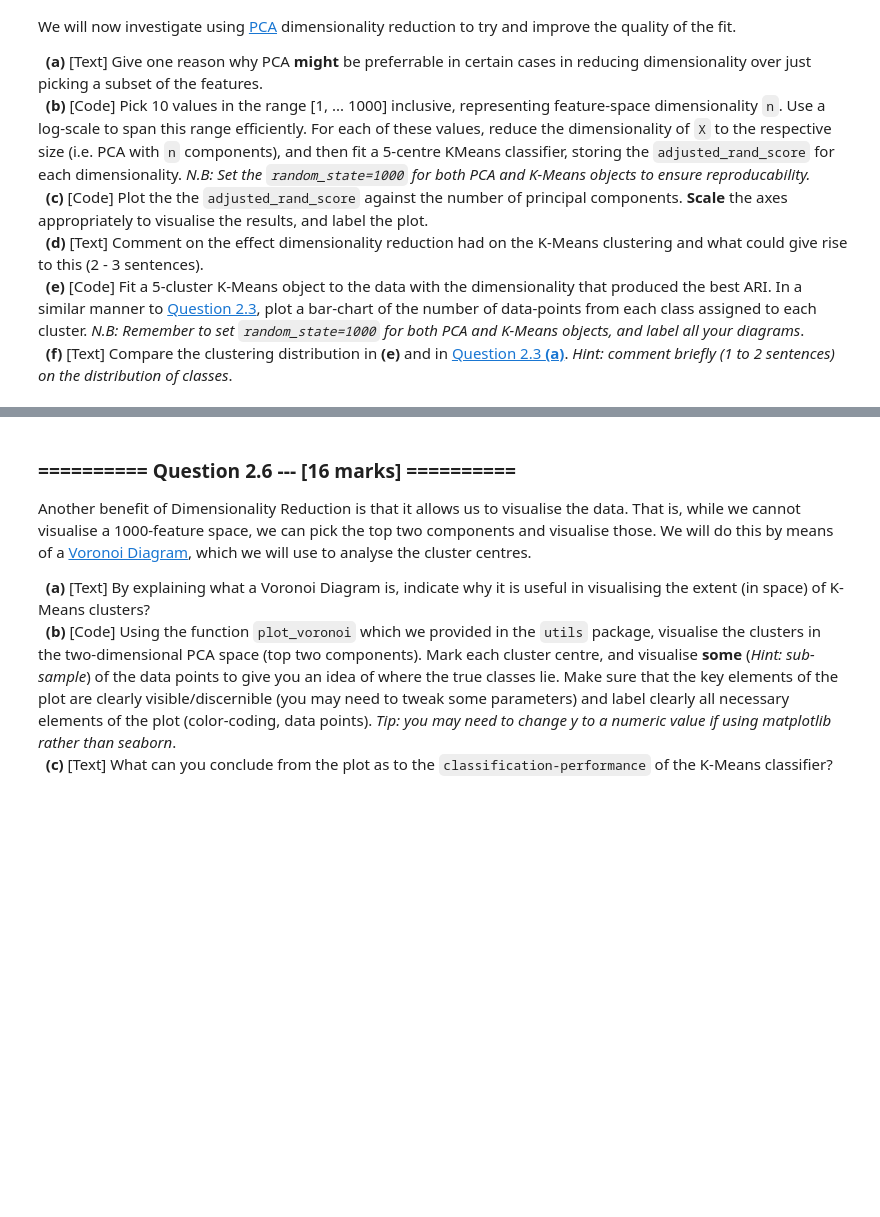
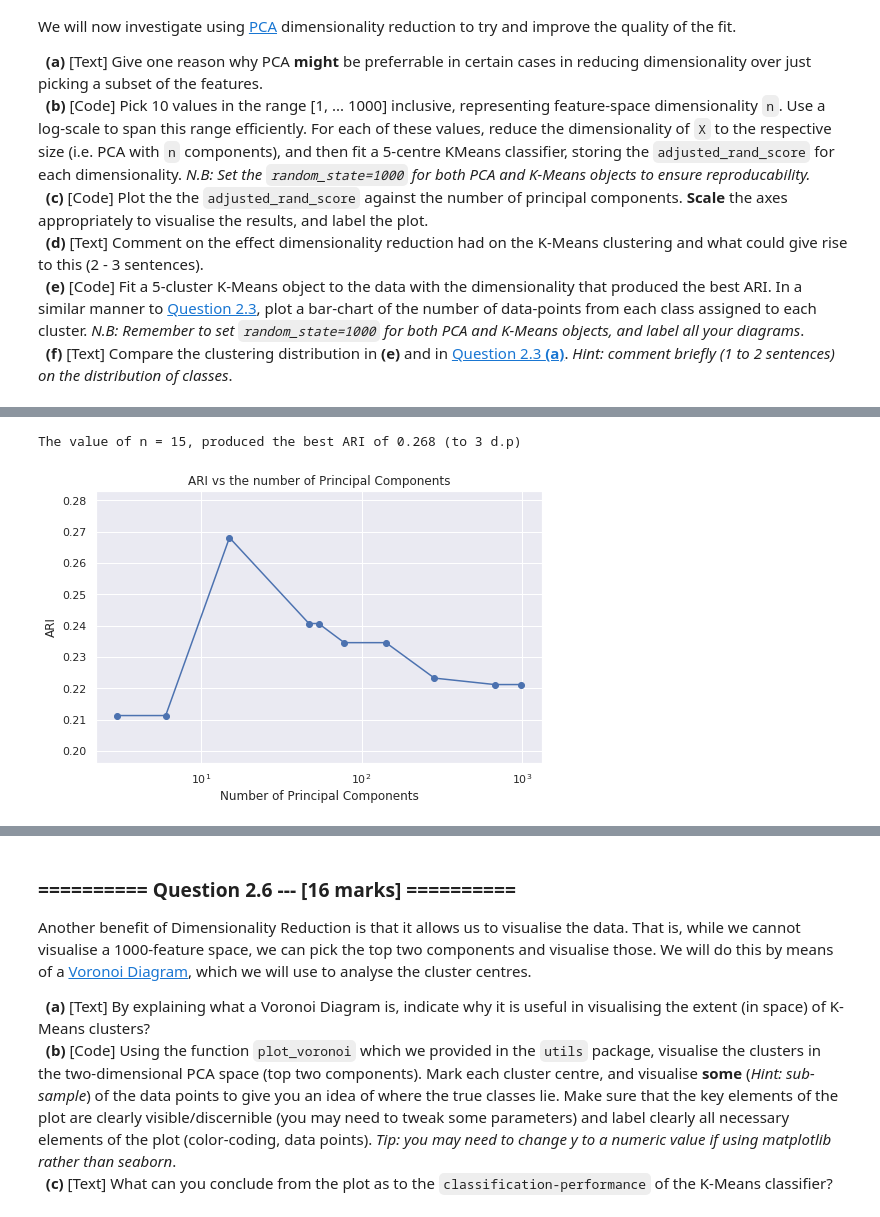
Before and after one commit to ZeroSum24/IAML2018, a Jupyter notebook: Assignments/04_A_KMeans.ipynb, the cells around one changed output, grey strips where cells are left out. Cells and saved outputs as stored; diff of their text form; code cells hidden in the pictures; blank space fills up the shorter version.

```diff
--- a/Assignments/04_A_KMeans.ipynb
+++ b/Assignments/04_A_KMeans.ipynb
@@ -287,0 +371,49 @@ We will now investigate using [PCA](http://scikit-learn.org/0.19/modules/generat
+# %%
+#(b) # Fitting a Kmeans classifier with PCA reduced X for 10 values:
+
+adj_rand_list = []
+n_vals = [3, 6, 15, 47, 54, 78, 142, 285, 678, 987]
+
+# Looping over each value of n
+for n in n_vals :
+
+    # Transforming X with PCA
+    log_n = int(np.log(n, dtype=float64))
+    X_PCA = PCA(n_components=log_n, random_state=1000).fit_transform(X)
+
+    # Calculating the k-means cluster predictions with the pca transformed X
+    kmc_pca = KMeans(n_clusters=5, random_state=1000)
+    kmc_pca.fit(X_PCA, y)
+    y_pred = kmc_pca.predict(X_PCA)
+
+    #Calculating the adjusted rand score for the value and storing it in the list
+    adj_rand_i = adjusted_rand_score(y, y_pred)
+    adj_rand_list.append(adj_rand_i)
+
+n_with_best_ari = n_vals[np.argmax(adj_rand_list)]
+best_ari = np.amax(adj_rand_list)
+
+print("The value of n = {0}, produced the best ARI of {1:.3g} (to 3 d.p)"
+      .format(n_with_best_ari, best_ari))
+# %% [output]
+The value of n = 15, produced the best ARI of 0.268 (to 3 d.p)
+# %%
+#(c) # Plotting the the adjusted_rand_score against the number of principal components:
+
+# Setting the figure size
+plt.figure(figsize=(8,5))
+
+# Setting the log scal and plotting the ARI values
+plt.xscale('log')
+plt.scatter(n_vals, adj_rand_list)
+plt.plot(n_vals, adj_rand_list)
+
+# Setting the title and labels
+plt.title('ARI vs the number of Principal Components')
+plt.ylabel('ARI')
+plt.xlabel('Number of Principal Components')
+
+# Displaying the plot
+plt.show()
+# %% [output]
+[figure, added]
```
Also changed, not shown: parts of 35 cells of this notebook.
